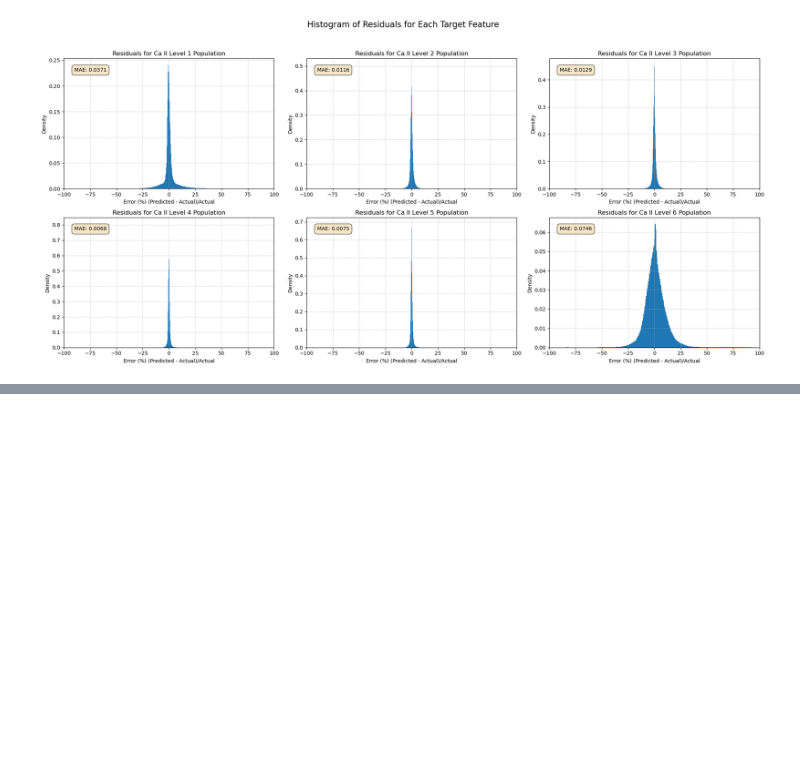
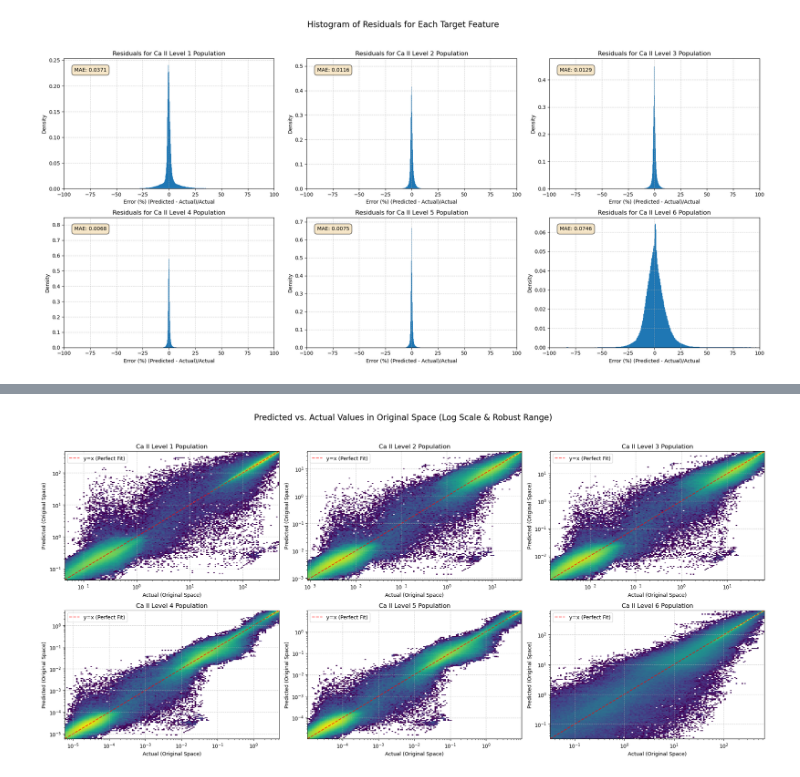
Before and after one commit to andreuva/graphnet_nlte, a Jupyter notebook: gnn_inference.ipynb, the cells around one changed output, grey strips where cells are left out. Cells and saved outputs as stored; diff of their text form; code cells hidden in the pictures; blank space fills up the shorter version.

```diff
--- a/gnn_inference.ipynb
+++ b/gnn_inference.ipynb
@@ -132,7 +132,7 @@ plt.show()
 # %%
 # Load the checkpoint dictionary
 # Use map_location to ensure the model loads correctly on CPU if it was trained on GPU
-checkpoint = torch.load(checkpoint_path, map_location=device)
+checkpoint = torch.load(checkpoint_path, map_location=device, weights_only=False)
 
 # Extract hyperparameters and instantiate the model
 hyperparameters = checkpoint['hyperparameters']
@@ -249,0 +337,46 @@ plt.show()
+# %%
+# Plot predicted vs. actual values with robust, log-spaced bins
+fig, axes = plt.subplots(2, 3, figsize=(20, 10), dpi=100)
+axes = axes.flatten()
+import matplotlib.colors as colors
+
+for i in range(predictions_orig.shape[1]):
+    ax = axes[i]
+
+    # Isolate data for clarity
+    x_data = targets_orig[:, i]
+    y_data = predictions_orig[:, i]
+
+    # --- New: Define a robust range using percentiles to exclude outliers ---
+    x_min, x_max = np.percentile(x_data[x_data>0], [3, 97]) # Exclude zeros for log
+    y_min, y_max = np.percentile(y_data[y_data>0], [3, 97])
+
+    # Use the overall min/max of the percentile ranges for a square plot
+    plot_min = min(x_min, y_min)
+    plot_max = max(x_max, y_max)
+
+    # --- New: Create logarithmically spaced bins ---
+    # This is crucial for proper visualization on a log-scaled axis
+    bins = np.logspace(np.log10(plot_min), np.log10(plot_max), 151)
+
+    # Use a 2D histogram with log normalization for the color scale
+    ax.hist2d(x_data, y_data, bins=[bins, bins], norm=colors.LogNorm())
+
+    # Set both axes to a logarithmic scale
+    ax.set_xscale('log')
+    ax.set_yscale('log')
+
+    # Add the y=x line for reference, using the robust limits
+    ax.plot([plot_min, plot_max], [plot_min, plot_max], 'r--', alpha=0.75, zorder=1, label='y=x (Perfect Fit)')
+
+    ax.set_title(f'Ca II Level {i+1} Population')
+    ax.set_xlabel('Actual (Original Space)')
+    ax.set_ylabel('Predicted (Original Space)')
+    ax.grid(True, linestyle='--', alpha=0.6)
+    ax.legend(loc='upper left')
+
+fig.suptitle('Predicted vs. Actual Values in Original Space (Log Scale & Robust Range)', fontsize=16)
+plt.tight_layout(rect=[0, 0.03, 1, 0.95])
+plt.show()
+# %% [output]
+[figure, added]
```
Also changed, not shown: parts of 4 cells of this notebook.
